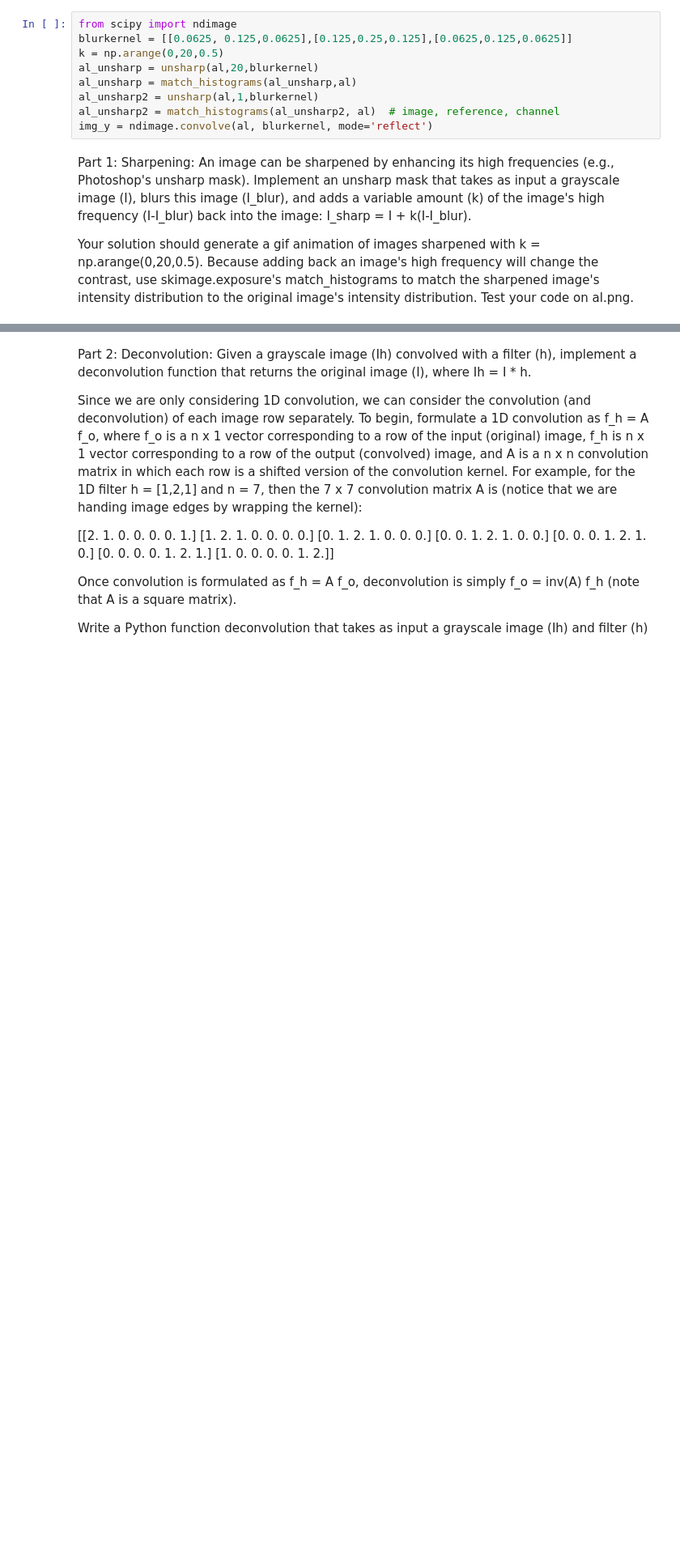
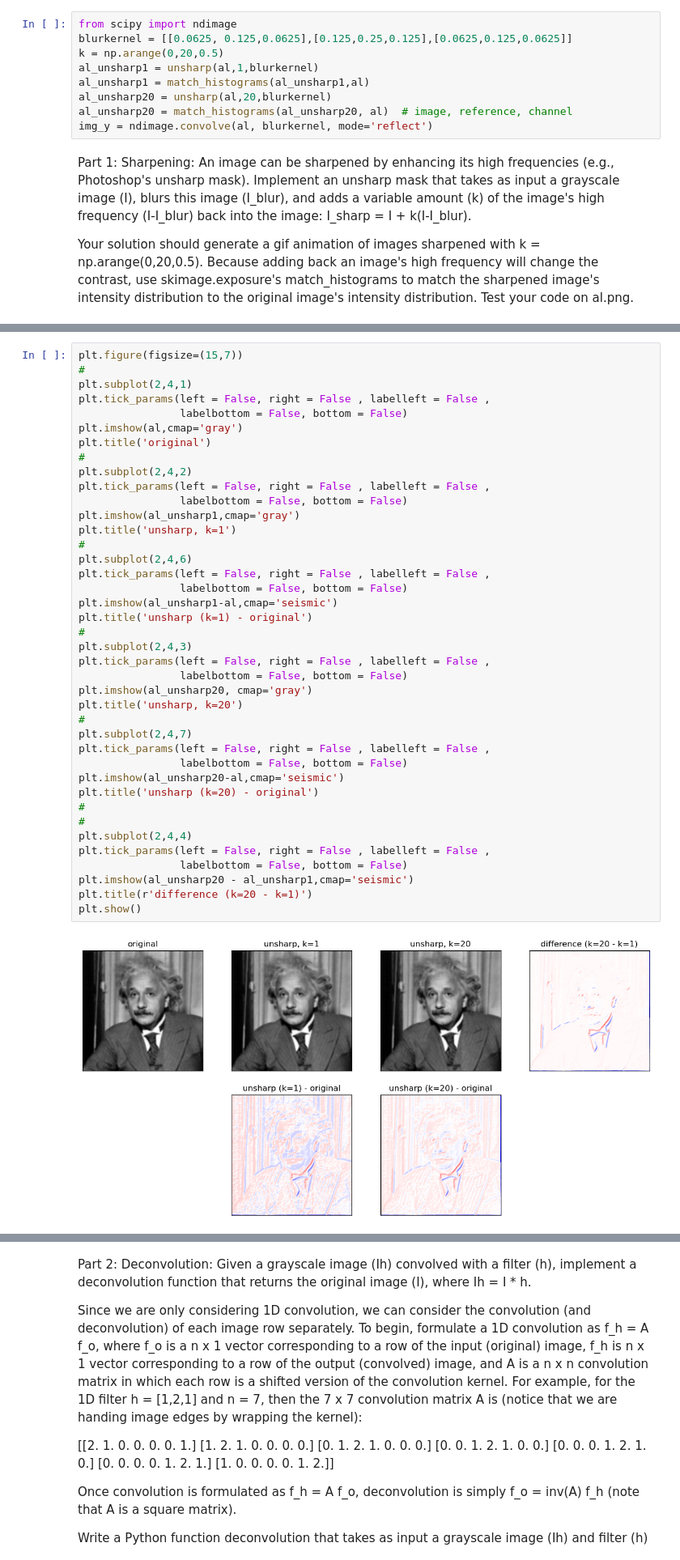
Before and after one commit to mariannecowherd/CSSLtimeseries, a Jupyter notebook: scripts/hwk3.ipynb, the cells around one changed output, grey strips where cells are left out. Shown at 81% size. Saved outputs shown, nothing was run; the diff lists cells and outputs as text; blank space fills up the shorter version.

```diff
--- a/scripts/hwk3.ipynb
+++ b/scripts/hwk3.ipynb
@@ -38,10 +34,10 @@ def unsharp(I,k, kernel):
 from scipy import ndimage
 blurkernel = [[0.0625, 0.125,0.0625],[0.125,0.25,0.125],[0.0625,0.125,0.0625]]
 k = np.arange(0,20,0.5)
-al_unsharp = unsharp(al,20,blurkernel)
-al_unsharp = match_histograms(al_unsharp,al)
-al_unsharp2 = unsharp(al,1,blurkernel)
-al_unsharp2 = match_histograms(al_unsharp2, al)  # image, reference, channel
+al_unsharp1 = unsharp(al,1,blurkernel)
+al_unsharp1 = match_histograms(al_unsharp1,al)
+al_unsharp20 = unsharp(al,20,blurkernel)
+al_unsharp20 = match_histograms(al_unsharp20, al)  # image, reference, channel
 img_y = ndimage.convolve(al, blurkernel, mode='reflect')
 # %% [markdown]
 Part 1: Sharpening: An image can be sharpened by enhancing its high frequencies (e.g., Photoshop's unsharp mask). Implement an unsharp mask that takes as input a grayscale image (I), blurs this image (I_blur), and adds a variable amount (k) of the image's high frequency (I-I_blur) back into the image: I_sharp = I + k(I-I_blur).
@@ -61,3 +46,45 @@ plt.show()
+# %%
+plt.figure(figsize=(15,7))
+#
+plt.subplot(2,4,1)
+plt.tick_params(left = False, right = False , labelleft = False ,
+                labelbottom = False, bottom = False)
+plt.imshow(al,cmap='gray')
+plt.title('original')
+#
+plt.subplot(2,4,2)
+plt.tick_params(left = False, right = False , labelleft = False ,
+                labelbottom = False, bottom = False)
+plt.imshow(al_unsharp1,cmap='gray')
+plt.title('unsharp, k=1')
+#
+plt.subplot(2,4,6)
+plt.tick_params(left = False, right = False , labelleft = False ,
+                labelbottom = False, bottom = False)
+plt.imshow(al_unsharp1-al,cmap='seismic')
+plt.title('unsharp (k=1) - original')
+#
+plt.subplot(2,4,3)
+plt.tick_params(left = False, right = False , labelleft = False ,
+                labelbottom = False, bottom = False)
+plt.imshow(al_unsharp20, cmap='gray')
+plt.title('unsharp, k=20')
+#
+plt.subplot(2,4,7)
+plt.tick_params(left = False, right = False , labelleft = False ,
+                labelbottom = False, bottom = False)
+plt.imshow(al_unsharp20-al,cmap='seismic')
+plt.title('unsharp (k=20) - original')
+#
+#
+plt.subplot(2,4,4)
+plt.tick_params(left = False, right = False , labelleft = False ,
+                labelbottom = False, bottom = False)
+plt.imshow(al_unsharp20 - al_unsharp1,cmap='seismic')
+plt.title(r'difference (k=20 - k=1)')
+plt.show()
+# %% [output]
+[figure, added]
 # %%
 # initialize the animation file
 import imageio.v2 as imageio
```
Also changed, not shown: parts of 5 cells of this notebook.
